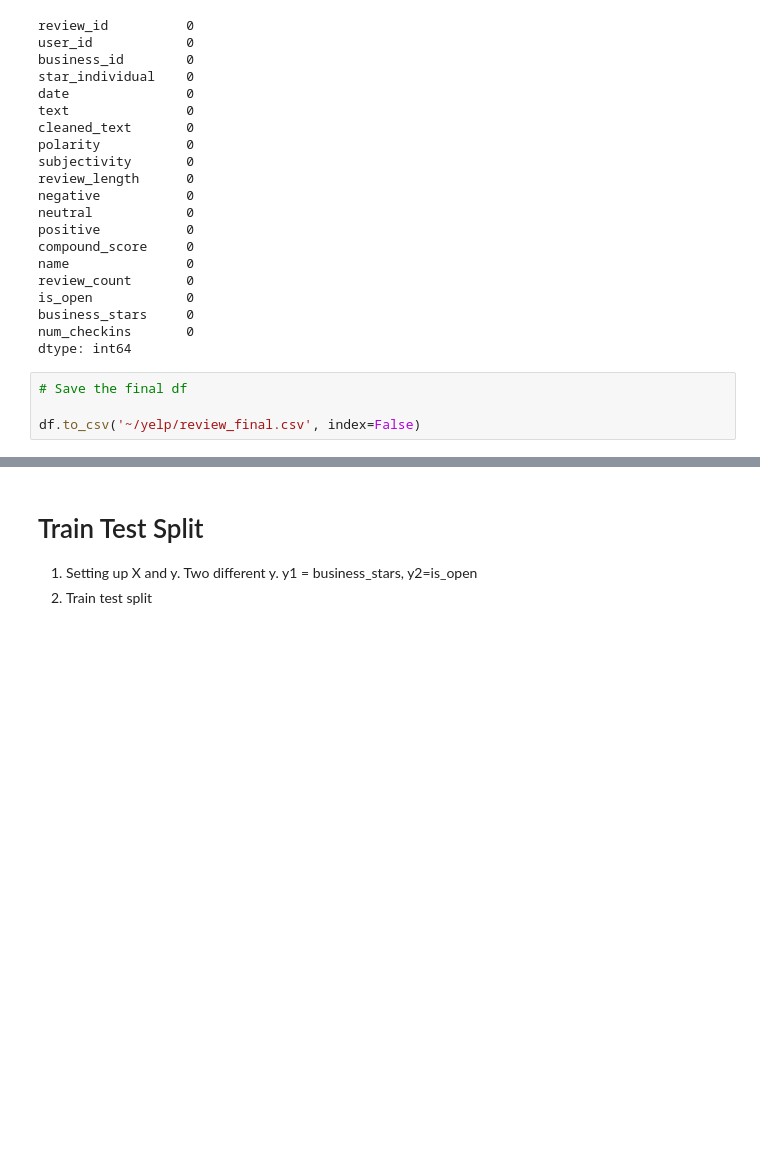
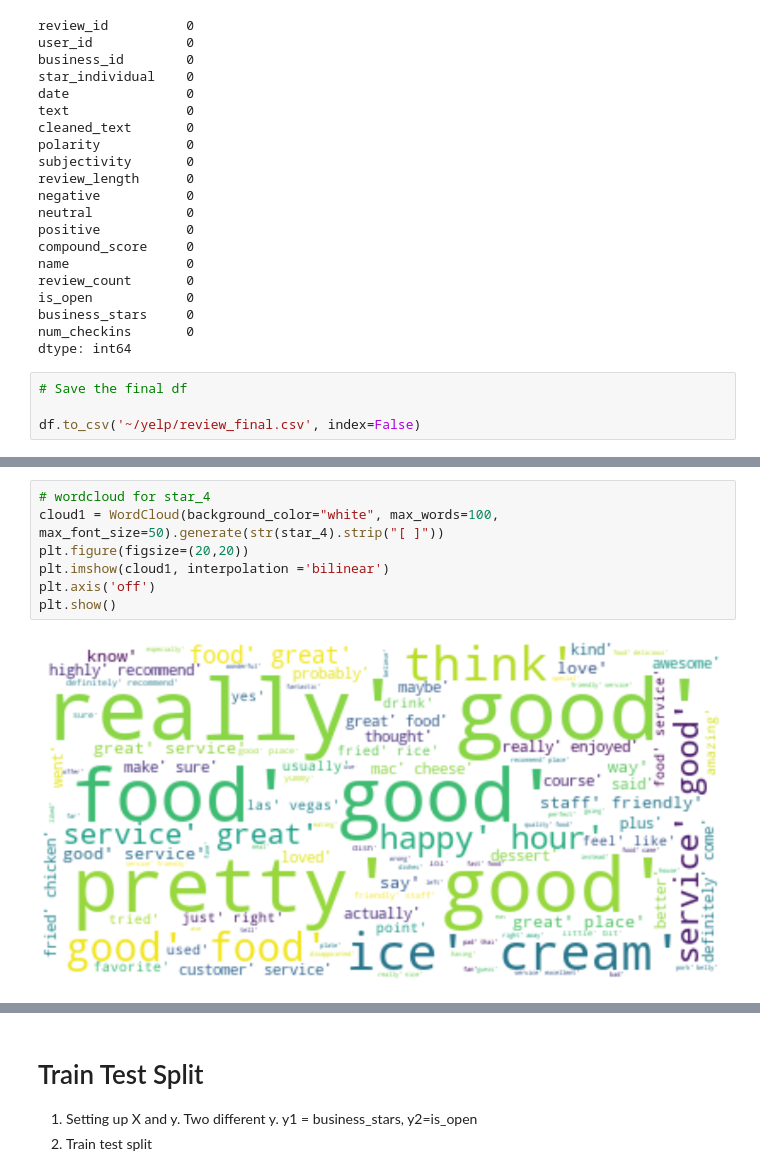
Before and after one commit to terrancexia/Yelp-Review-Sentiment-Analysis, a Jupyter notebook: Yelp Project.ipynb, the cells around one changed output, grey strips where cells are left out. Drawn from its saved outputs; the diff is of its cells as text; blank space fills up the shorter version.

```diff
--- a/Yelp Project.ipynb
+++ b/Yelp Project.ipynb
@@ -833,0 +941,9 @@ df.to_csv('~/yelp/review_final.csv', index=False)
+# %%
+# wordcloud for star_4
+cloud1 = WordCloud(background_color="white", max_words=100, max_font_size=50).generate(str(star_4).strip("[ ]"))
+plt.figure(figsize=(20,20))
+plt.imshow(cloud1, interpolation ='bilinear')
+plt.axis('off')
+plt.show()
+# %% [output]
+[figure, added]
```
Also changed, not shown: parts of 51 cells of this notebook.
